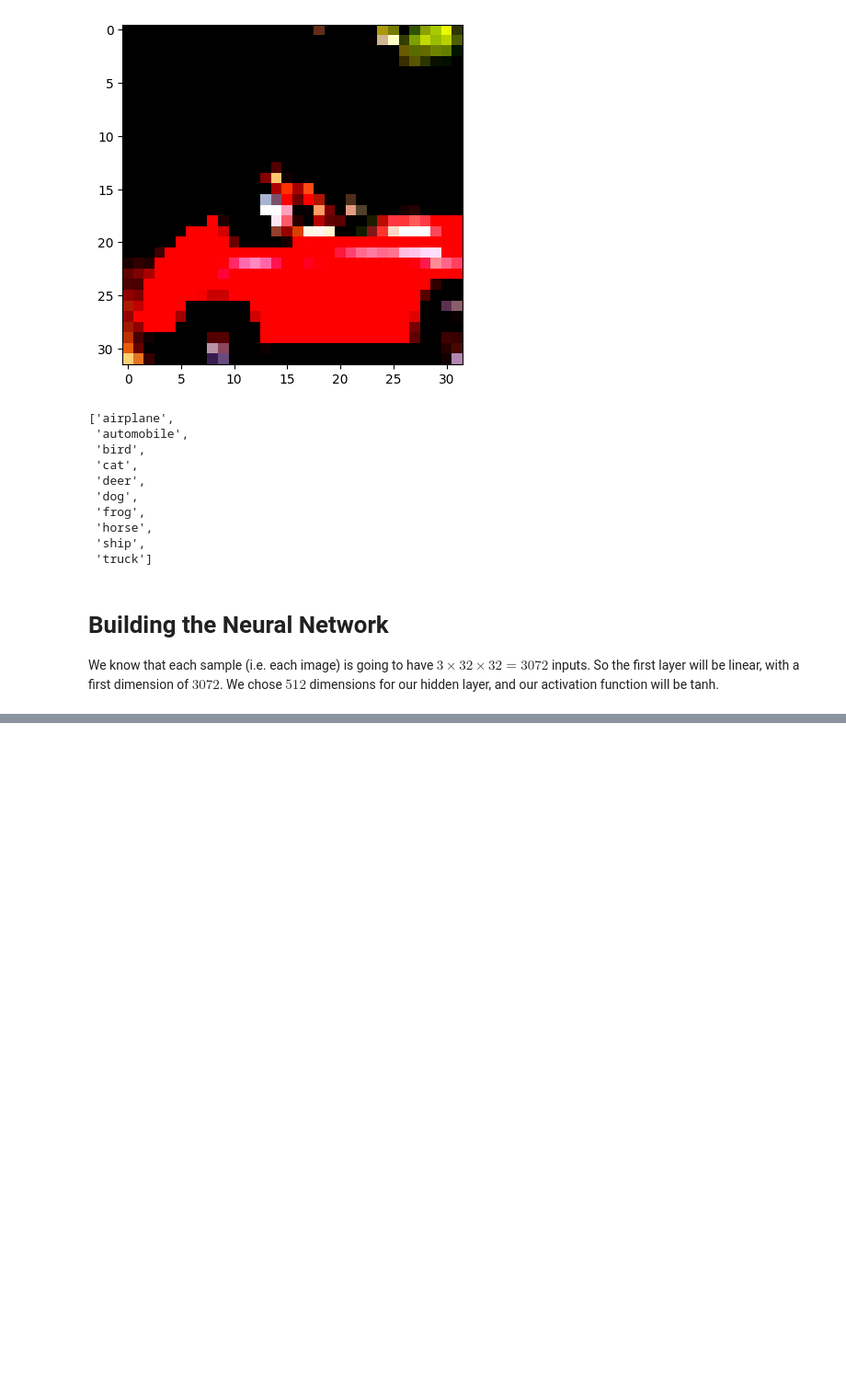
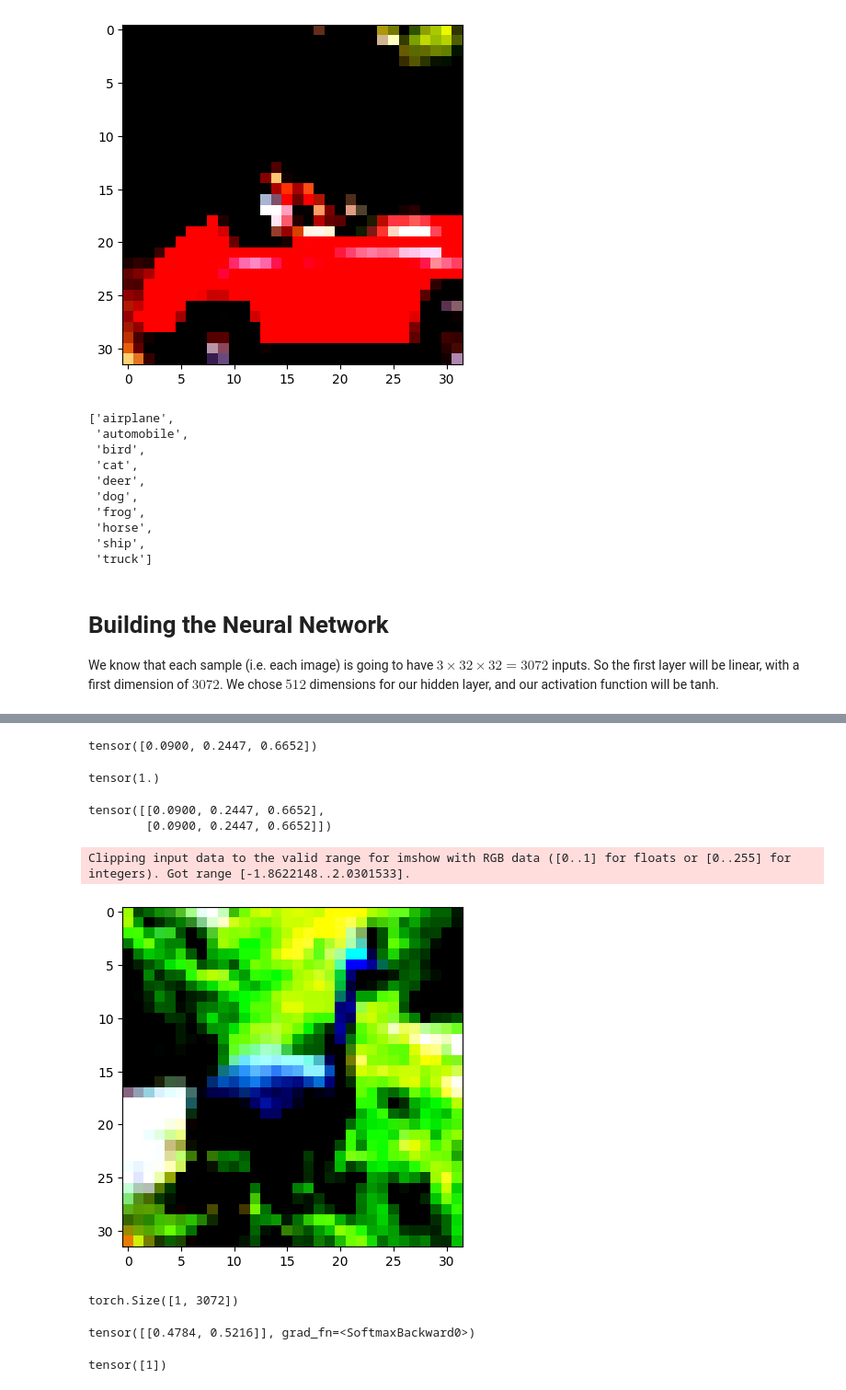
Before and after one commit to padishah115/pytorch, a Jupyter notebook: ch7.ipynb, the cells around one changed output, grey strips where cells are left out. Shown at 92% size. Saved outputs shown, nothing was run; the diff lists cells and outputs as text; code cells hidden in the pictures; blank space fills up the shorter version.

```diff
--- a/ch7.ipynb
+++ b/ch7.ipynb
@@ -113,8 +117,8 @@ class_names #airplane has index 0, bird has index 2
 label_map = {0:0, 2:1} #Maps airplane (index 0) to 0, and bird (index 2) to 1
 class_names = ['airplane', 'bird']
 #2 categories now- airplane and bird
-cifar2 = [(img, label_map[label]) for img, label in cifar10 if label in [0,2]] #training set
-cifar2_val = [(img, label_map[label]) for img, label in cifar10 if label in [0,2]] #validation set
+cifar2 = [(img, label_map[label]) for img, label in transformed_cifar10 if label in [0,2]] #training set
+cifar2_val = [(img, label_map[label]) for img, label in transformed_cifar10 if label in [0,2]] #validation set
 # %% [markdown]
 # Building the Neural Network #
 We know that each sample (i.e. each image) is going to have $3\times32\times32 =  3072$ inputs. So the first layer will be linear, with a first dimension of $3072$. We chose $512$ dimensions for our hidden layer, and our activation function will be tanh.
@@ -135,0 +151,22 @@ The softmax function is given by: $$\frac{e^}{}$$
+# %%
+x = torch.tensor([1., 2. , 3.])
+softmax(x) #Performs the exponentiation on each of the elements and then divides by the sum of the exponentials
+# %% [output]
+tensor([0.0900, 0.2447, 0.6652])
+# %%
+#Sanity check- the entries of the softmax tensor should sum to 1
+softmax(x).sum()
+# %% [output]
+tensor(1.)
+# %%
+softmax = nn.Softmax(dim=1)
+
+x = torch.tensor([
+    [1., 2., 3.],
+    [1., 2., 3.]
+])
+
+softmax(x)
+# %% [output]
+tensor([[0.0900, 0.2447, 0.6652],
+        [0.0900, 0.2447, 0.6652]])
@@ -135,0 +181,24 @@ The softmax function is given by: $$\frac{e^}{}$$
+# %%
+img, _ = cifar2[0]
+plt.imshow(img.permute(1,2,0))
+plt.show() #Looks like a bird.. lol
+# %% [output]
+Clipping input data to the valid range for imshow with RGB data ([0..1] for floats or [0..255] for integers). Got range [-1.8622148..2.0301533].
+[figure, added]
+# %%
+img_batch = img.view(-1).unsqueeze(0) #Take our 3x32x32 vector and make it 1D and then add a second dimension so that it fits the model
+img_batch.shape #Need this to be 1x3072 to match the first hidden layer- can't just be 3017
+# %% [output]
+torch.Size([1, 3072])
+# %%
+out = model(img_batch)
+out #Model predicts it has a 57% chance of being a plane, and 43% chance of being a bird. But we haven't done any training (lololol)
+# %% [output]
+tensor([[0.4784, 0.5216]], grad_fn=<SoftmaxBackward0>)
+# %%
+#does it say bird or airplane?
+_, index = torch.max(out, dim=1) #maximum along dimension1
+
+index #guesses 0, i.e. thinks it's a plane :(
+# %% [output]
+tensor([1])
```
Also changed, not shown: parts of 20 cells of this notebook, 1 other file.
